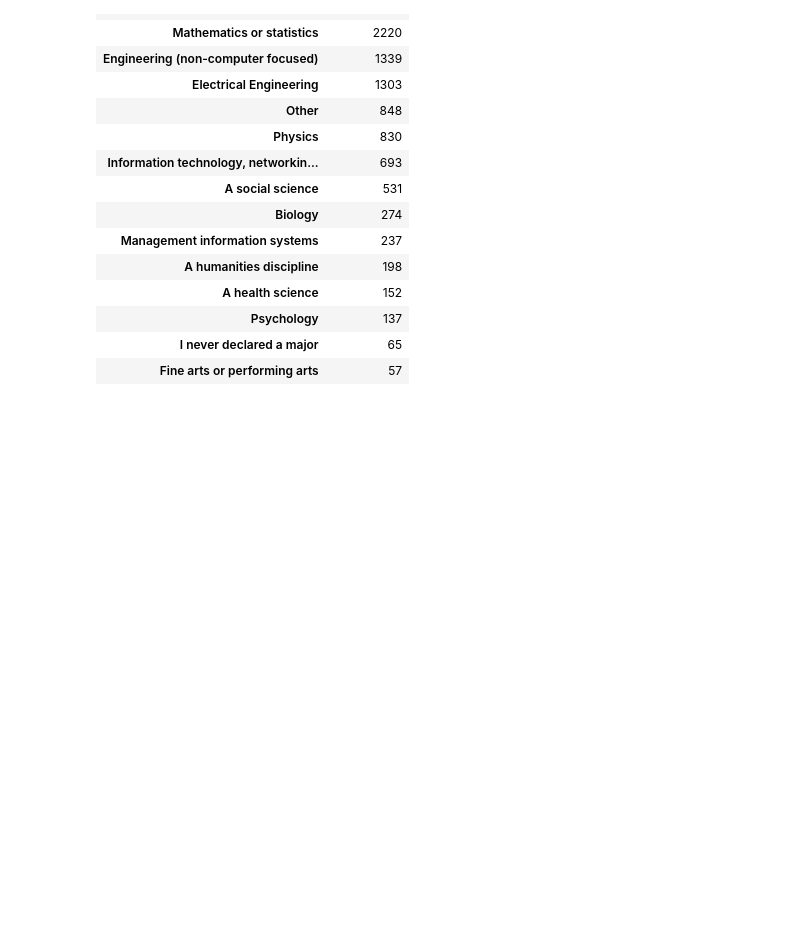
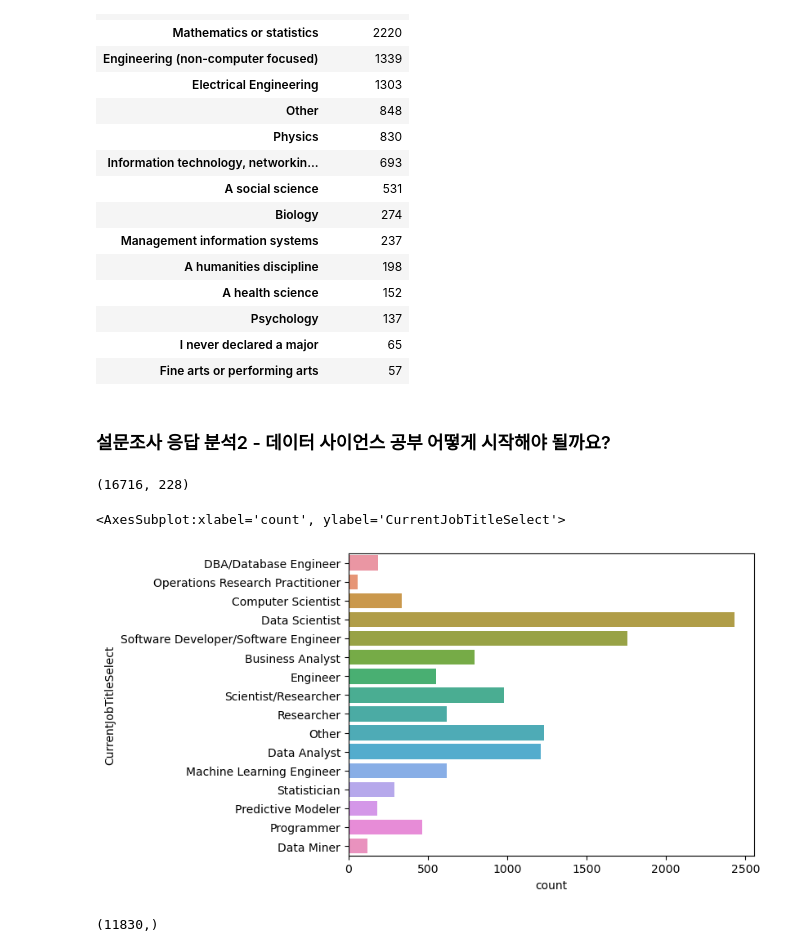
Before and after one commit to nineil91/nineil-blog, a Jupyter notebook: 3. Classical Machine Learning/[boostcourse]캐글실습으로배우는데이터사이언스/ch2.ipynb, the cells around one changed output. Drawn from its saved outputs; the diff is of its cells as text; code cells hidden in the pictures; blank space fills up the shorter version.

```diff
--- a/3. Classical Machine Learning/[boostcourse]캐글실습으로배우는데이터사이언스/ch2.ipynb
+++ b/3. Classical Machine Learning/[boostcourse]캐글실습으로배우는데이터사이언스/ch2.ipynb
@@ -175,3 +160,5 @@ pd.DataFrame(
 | Psychology | 137 |
 | I never declared a major | 65 |
 | Fine arts or performing arts | 57 |
+# %% [markdown]
+### 설문조사 응답 분석2 - 데이터 사이언스 공부 어떻게 시작해야 될까요?
@@ -177,0 +176,14 @@ pd.DataFrame(
+# %%
+mcq = pd.read_csv('data/multipleChoiceResponses.csv', encoding="ISO-8859-1", low_memory=False)
+mcq.shape
+# %% [output]
+(16716, 228)
+# %%
+sns.countplot(y=mcq['CurrentJobTitleSelect'])
+# %% [output]
+<AxesSubplot:xlabel='count', ylabel='CurrentJobTitleSelect'>
+[figure, added]
+# %%
+mcq[mcq['CurrentJobTitleSelect'].notnull()]['CurrentJobTitleSelect'].shape
+# %% [output]
+(11830,)
```
Also changed, not shown: parts of 34 cells of this notebook.
